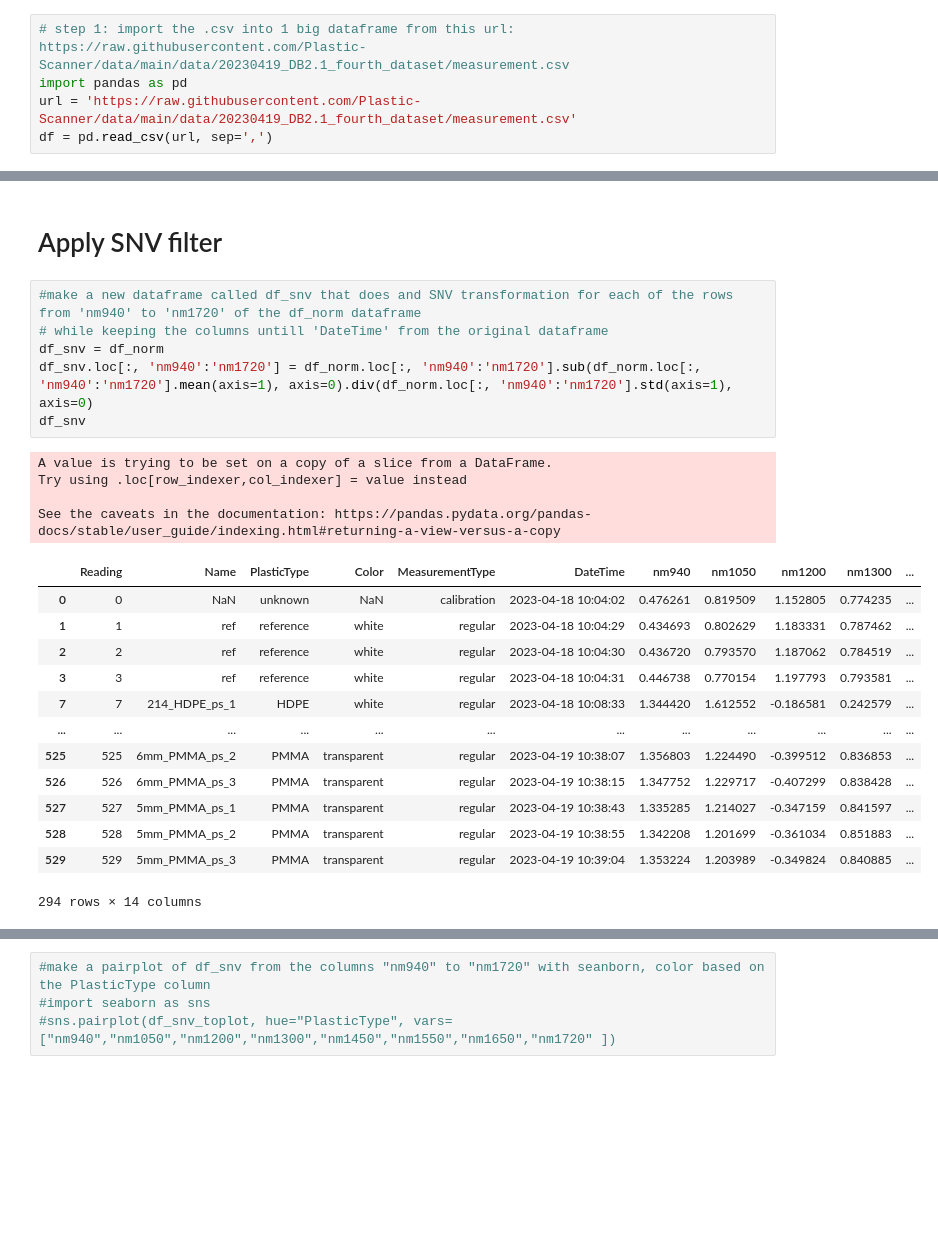
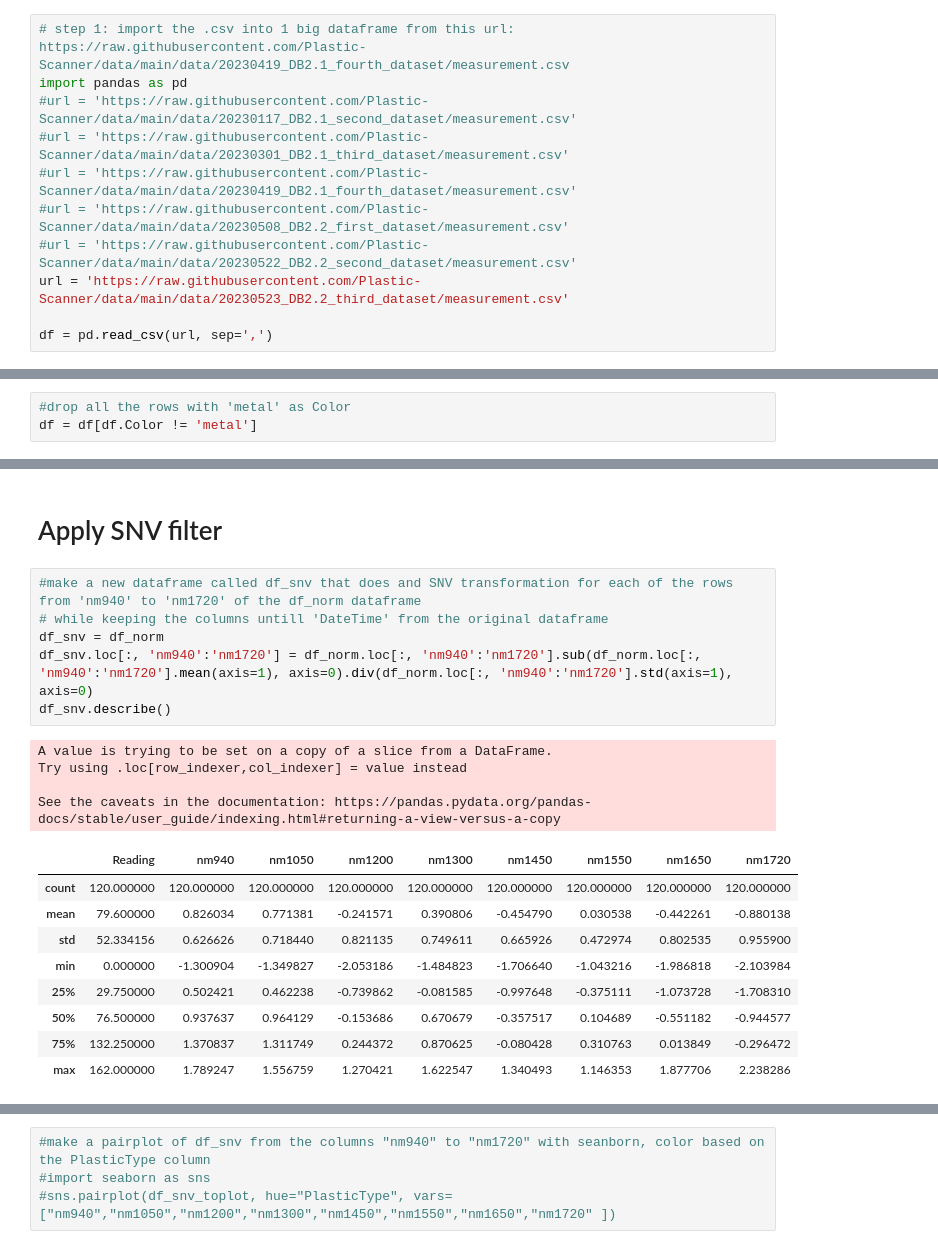
Before and after one commit to Plastic-Scanner/Data, a Jupyter notebook: data-analysis/python/data_analysis.ipynb, the cells around one changed output, grey strips where cells are left out. Drawn from its saved outputs; the diff is of its cells as text; blank space fills up the shorter version.

```diff
--- a/data-analysis/python/data_analysis.ipynb
+++ b/data-analysis/python/data_analysis.ipynb
@@ -3,7 +3,13 @@ Import dataset
 # %%
 # step 1: import the .csv into 1 big dataframe from this url: https://raw.githubusercontent.com/Plastic-Scanner/data/main/data/20230419_DB2.1_fourth_dataset/measurement.csv
 import pandas as pd
-url = 'https://raw.githubusercontent.com/Plastic-Scanner/data/main/data/20230419_DB2.1_fourth_dataset/measurement.csv'
+#url = 'https://raw.githubusercontent.com/Plastic-Scanner/data/main/data/20230117_DB2.1_second_dataset/measurement.csv'
+#url = 'https://raw.githubusercontent.com/Plastic-Scanner/data/main/data/20230301_DB2.1_third_dataset/measurement.csv'
+#url = 'https://raw.githubusercontent.com/Plastic-Scanner/data/main/data/20230419_DB2.1_fourth_dataset/measurement.csv'
+#url = 'https://raw.githubusercontent.com/Plastic-Scanner/data/main/data/20230508_DB2.2_first_dataset/measurement.csv'
+#url = 'https://raw.githubusercontent.com/Plastic-Scanner/data/main/data/20230522_DB2.2_second_dataset/measurement.csv'
+url = 'https://raw.githubusercontent.com/Plastic-Scanner/data/main/data/20230523_DB2.2_third_dataset/measurement.csv'
+
 df = pd.read_csv(url, sep=',')
 # %%
 #drop all the columns after the column named "nm1720"
@@ -26,3 +32,6 @@ df
+# %%
+#drop all the rows with 'metal' as Color
+df = df[df.Color != 'metal']
 # %% [markdown]
 # Find reference data
 and check if their standard deviation differs greatly
@@ -90,27 +91,23 @@ df_norm
 # %%
 #make a new dataframe called df_snv that does and SNV transformation for each of the rows from 'nm940' to 'nm1720' of the df_norm dataframe
 # while keeping the columns untill 'DateTime' from the original dataframe
 df_snv = df_norm
 df_snv.loc[:, 'nm940':'nm1720'] = df_norm.loc[:, 'nm940':'nm1720'].sub(df_norm.loc[:, 'nm940':'nm1720'].mean(axis=1), axis=0).div(df_norm.loc[:, 'nm940':'nm1720'].std(axis=1), axis=0)
-df_snv
+df_snv.describe()
 # %% [output]
 A value is trying to be set on a copy of a slice from a DataFrame.
 Try using .loc[row_indexer,col_indexer] = value instead
 
 See the caveats in the documentation: https://pandas.pydata.org/pandas-docs/stable/user_guide/indexing.html#returning-a-view-versus-a-copy
-|  | Reading | Name | PlasticType | Color | MeasurementType | DateTime | nm940 | nm1050 | nm1200 | nm1300 | ... |
-| 0 | 0 | NaN | unknown | NaN | calibration | 2023-04-18 10:04:02 | 0.476261 | 0.819509 | 1.152805 | 0.774235 | ... |
-| 1 | 1 | ref | reference | white | regular | 2023-04-18 10:04:29 | 0.434693 | 0.802629 | 1.183331 | 0.787462 | ... |
-| 2 | 2 | ref | reference | white | regular | 2023-04-18 10:04:30 | 0.436720 | 0.793570 | 1.187062 | 0.784519 | ... |
-| 3 | 3 | ref | reference | white | regular | 2023-04-18 10:04:31 | 0.446738 | 0.770154 | 1.197793 | 0.793581 | ... |
-| 7 | 7 | 214_HDPE_ps_1 | HDPE | white | regular | 2023-04-18 10:08:33 | 1.344420 | 1.612552 | -0.186581 | 0.242579 | ... |
-| ... | ... | ... | ... | ... | ... | ... | ... | ... | ... | ... | ... |
-| 525 | 525 | 6mm_PMMA_ps_2 | PMMA | transparent | regular | 2023-04-19 10:38:07 | 1.356803 | 1.224490 | -0.399512 | 0.836853 | ... |
-| 526 | 526 | 6mm_PMMA_ps_3 | PMMA | transparent | regular | 2023-04-19 10:38:15 | 1.347752 | 1.229717 | -0.407299 | 0.838428 | ... |
-| 527 | 527 | 5mm_PMMA_ps_1 | PMMA | transparent | regular | 2023-04-19 10:38:43 | 1.335285 | 1.214027 | -0.347159 | 0.841597 | ... |
-| 528 | 528 | 5mm_PMMA_ps_2 | PMMA | transparent | regular | 2023-04-19 10:38:55 | 1.342208 | 1.201699 | -0.361034 | 0.851883 | ... |
-| 529 | 529 | 5mm_PMMA_ps_3 | PMMA | transparent | regular | 2023-04-19 10:39:04 | 1.353224 | 1.203989 | -0.349824 | 0.840885 | ... |
+|  | Reading | nm940 | nm1050 | nm1200 | nm1300 | nm1450 | nm1550 | nm1650 | nm1720 |
+| count | 120.000000 | 120.000000 | 120.000000 | 120.000000 | 120.000000 | 120.000000 | 120.000000 | 120.000000 | 120.000000 |
+| mean | 79.600000 | 0.826034 | 0.771381 | -0.241571 | 0.390806 | -0.454790 | 0.030538 | -0.442261 | -0.880138 |
+| std | 52.334156 | 0.626626 | 0.718440 | 0.821135 | 0.749611 | 0.665926 | 0.472974 | 0.802535 | 0.955900 |
+| min | 0.000000 | -1.300904 | -1.349827 | -2.053186 | -1.484823 | -1.706640 | -1.043216 | -1.986818 | -2.103984 |
+| 25% | 29.750000 | 0.502421 | 0.462238 | -0.739862 | -0.081585 | -0.997648 | -0.375111 | -1.073728 | -1.708310 |
+| 50% | 76.500000 | 0.937637 | 0.964129 | -0.153686 | 0.670679 | -0.357517 | 0.104689 | -0.551182 | -0.944577 |
+| 75% | 132.250000 | 1.370837 | 1.311749 | 0.244372 | 0.870625 | -0.080428 | 0.310763 | 0.013849 | -0.296472 |
+| max | 162.000000 | 1.789247 | 1.556759 | 1.270421 | 1.622547 | 1.340493 | 1.146353 | 1.877706 | 2.238286 |
-294 rows × 14 columns
 # %%
 #make a new dataframe the calculates the mean of the rows from 'nm940' to 'nm1720' of the df_snv dataframe grouped by the PlasticType column
 df_snv_mean = df_snv.groupby('PlasticType').mean()
```
Also changed, not shown: parts of 11 cells of this notebook.
